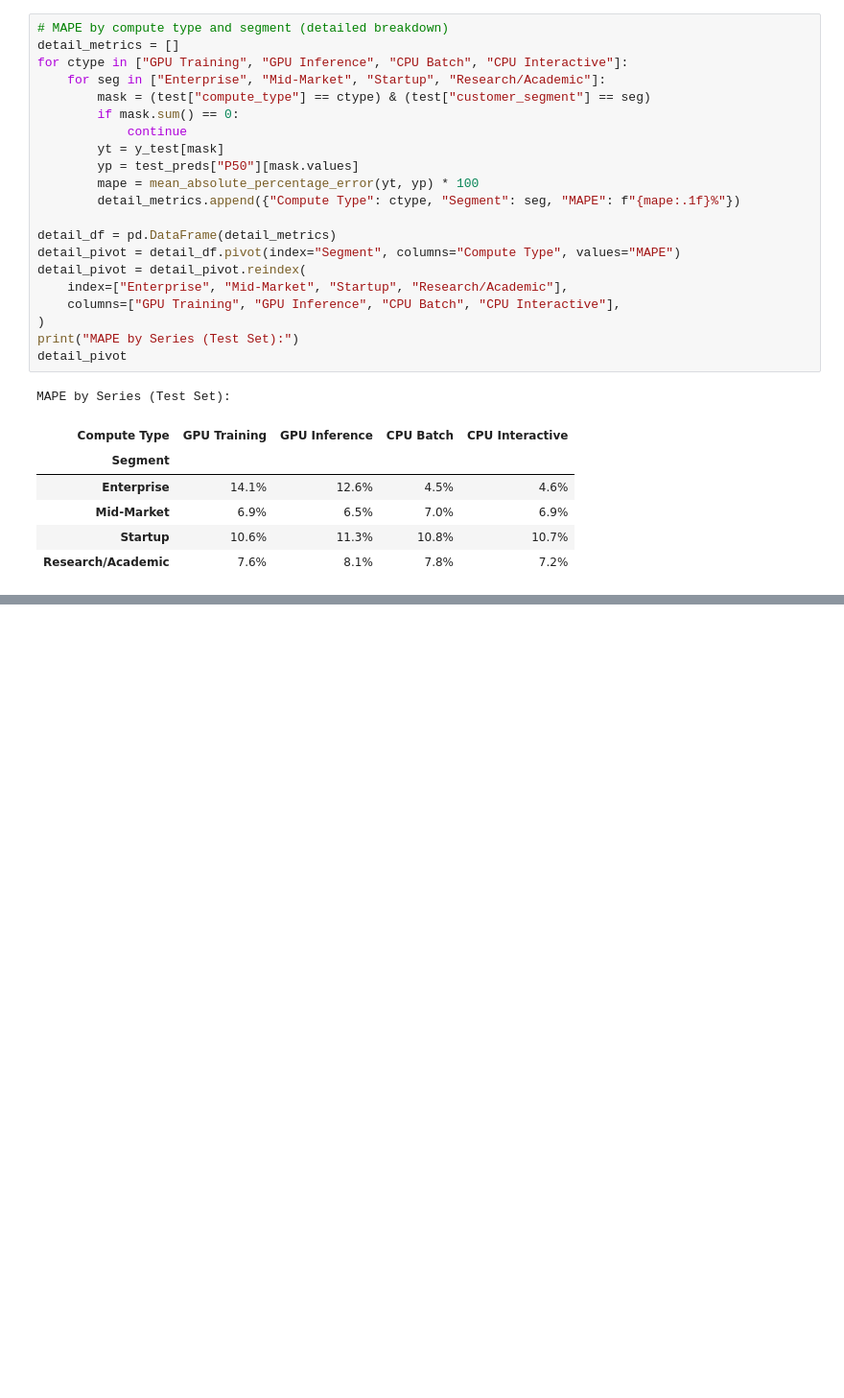
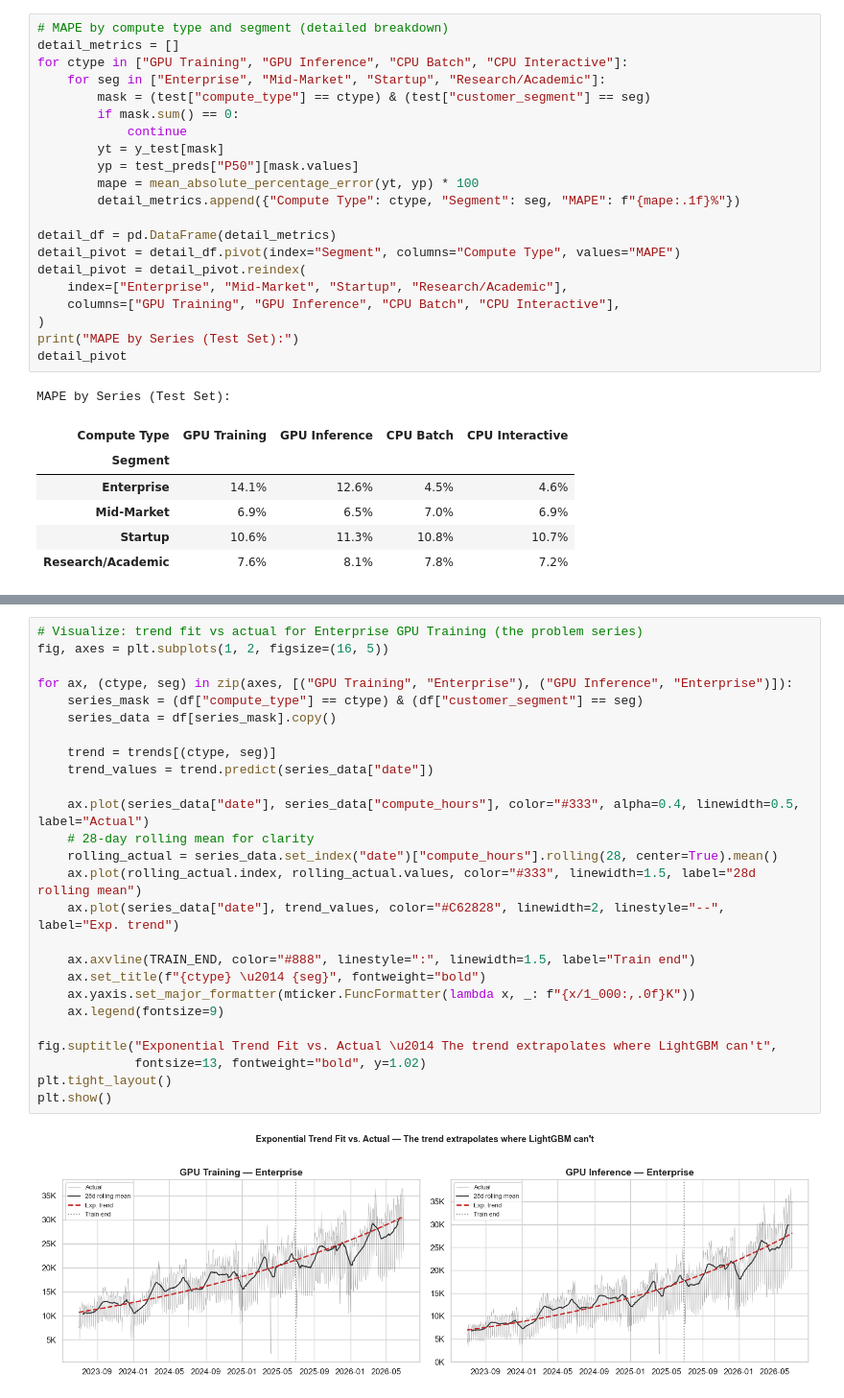
Before and after one commit to smurphy6492/compute-forecasting, a Jupyter notebook: notebooks/02_forecasting.ipynb, the cells around one changed output, grey strips where cells are left out. Shown at 96% size. Saved outputs shown, nothing was run; the diff lists cells and outputs as text; blank space fills up the shorter version.

```diff
--- a/notebooks/02_forecasting.ipynb
+++ b/notebooks/02_forecasting.ipynb
@@ -1114,0 +1164,28 @@ MAPE by Series (Test Set):
+# %%
+# Visualize: trend fit vs actual for Enterprise GPU Training (the problem series)
+fig, axes = plt.subplots(1, 2, figsize=(16, 5))
+
+for ax, (ctype, seg) in zip(axes, [("GPU Training", "Enterprise"), ("GPU Inference", "Enterprise")]):
+    series_mask = (df["compute_type"] == ctype) & (df["customer_segment"] == seg)
+    series_data = df[series_mask].copy()
+
+    trend = trends[(ctype, seg)]
+    trend_values = trend.predict(series_data["date"])
+
+    ax.plot(series_data["date"], series_data["compute_hours"], color="#333", alpha=0.4, linewidth=0.5, label="Actual")
+    # 28-day rolling mean for clarity
+    rolling_actual = series_data.set_index("date")["compute_hours"].rolling(28, center=True).mean()
+    ax.plot(rolling_actual.index, rolling_actual.values, color="#333", linewidth=1.5, label="28d rolling mean")
+    ax.plot(series_data["date"], trend_values, color="#C62828", linewidth=2, linestyle="--", label="Exp. trend")
+
+    ax.axvline(TRAIN_END, color="#888", linestyle=":", linewidth=1.5, label="Train end")
+    ax.set_title(f"{ctype} \u2014 {seg}", fontweight="bold")
+    ax.yaxis.set_major_formatter(mticker.FuncFormatter(lambda x, _: f"{x/1_000:,.0f}K"))
+    ax.legend(fontsize=9)
+
+fig.suptitle("Exponential Trend Fit vs. Actual \u2014 The trend extrapolates where LightGBM can't",
+             fontsize=13, fontweight="bold", y=1.02)
+plt.tight_layout()
+plt.show()
+# %% [output]
+[figure, added]
```
Also changed, not shown: parts of 19 cells of this notebook, 1 other file.
